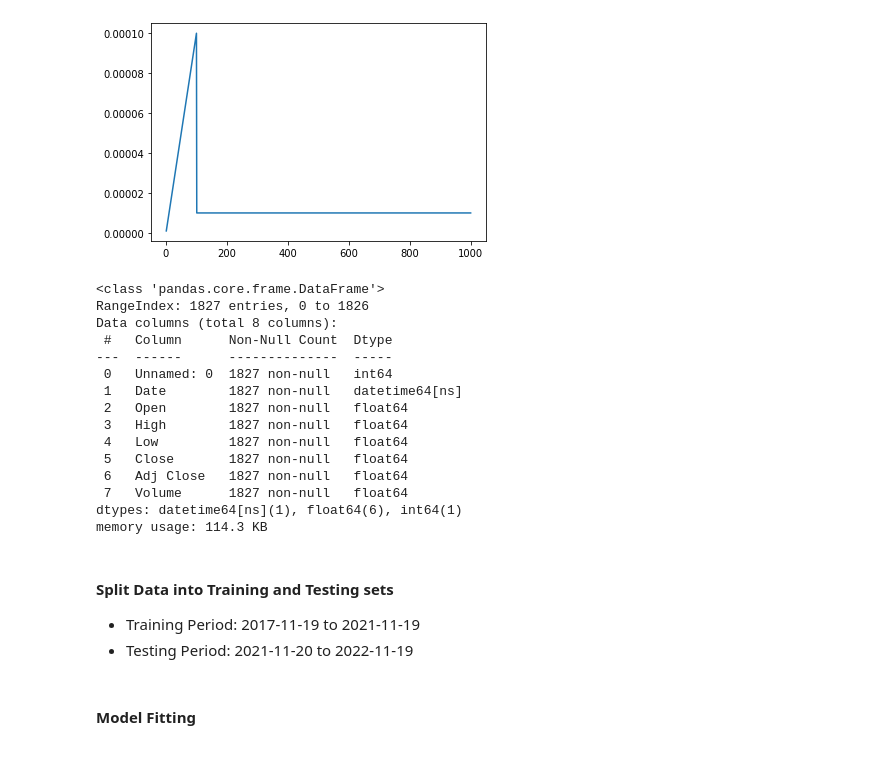
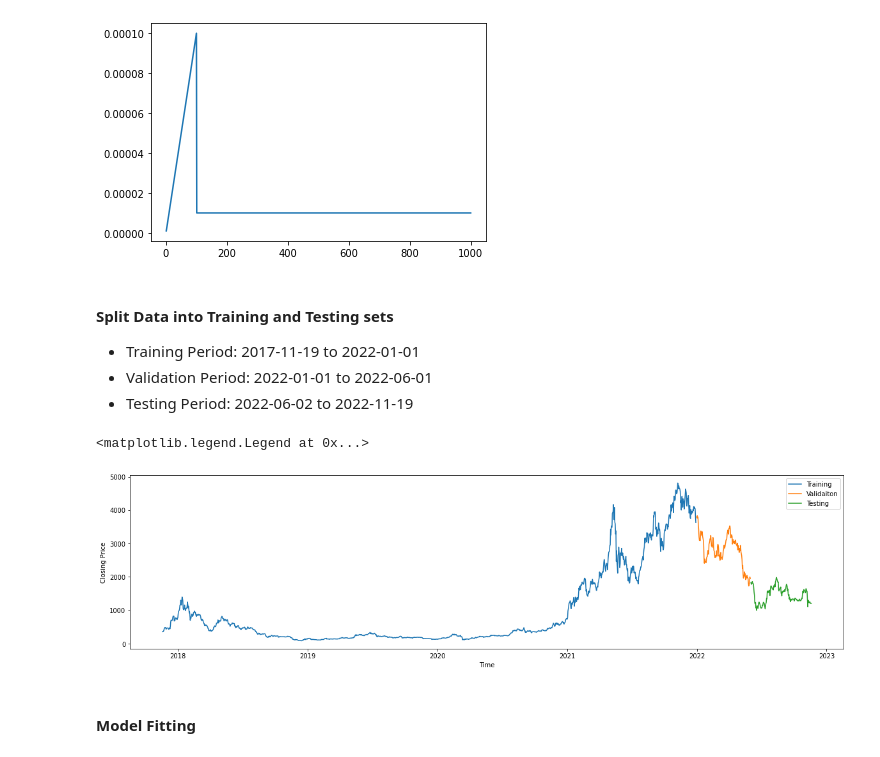
Before and after one commit to Ilia-Gershen/TYP-project, a Jupyter notebook: DeepLearningModel.ipynb, the cells around one changed output. Drawn from its saved outputs; the diff is of its cells as text; code cells hidden in the pictures.

```diff
--- a/DeepLearningModel.ipynb
+++ b/DeepLearningModel.ipynb
@@ -159,21 +196,3 @@ plt.plot(epoch, lrate)
 [figure]
 # %%
 callback = tf.keras.callbacks.LearningRateScheduler(scheduler)
-# %%
-ETH.info()
-# %% [output]
-<class 'pandas.core.frame.DataFrame'>
-RangeIndex: 1827 entries, 0 to 1826
-Data columns (total 8 columns):
- #   Column      Non-Null Count  Dtype
----  ------      --------------  -----
- 0   Unnamed: 0  1827 non-null   int64
- 1   Date        1827 non-null   datetime64[ns]
- 2   Open        1827 non-null   float64
- 3   High        1827 non-null   float64
- 4   Low         1827 non-null   float64
- 5   Close       1827 non-null   float64
- 6   Adj Close   1827 non-null   float64
- 7   Volume      1827 non-null   float64
-dtypes: datetime64[ns](1), float64(6), int64(1)
-memory usage: 114.3 KB
@@ -183,5 +200,6 @@ ETH["Date"] = pd.to_datetime(ETH["Date"])
 #### Split Data into Training and Testing sets
 
 
-*   Training Period: 2017-11-19 to 2021-11-19
-*   Testing Period: 2021-11-20 to 2022-11-19
+*   Training Period: 2017-11-19 to 2022-01-01
+* Validation Period: 2022-01-01 to 2022-06-01
+*   Testing Period: 2022-06-02 to 2022-11-19
@@ -190,3 +206,20 @@ ETH_Train_X, ETH_Train_Y, ETH_Test_X, ETH_Test_Y = Dataset(ETH, '2021-11-20')
+# %%
+#Swap date into right format
+ETH["Date"] = pd.to_datetime(ETH["Date"])
+
+ETH_Train_X, ETH_Train_Y, ETH_Val_X, ETH_Val_Y, ETH_Test_X, ETH_Test_Y = Dataset(ETH, '2021-11-20')
+#The graph shows how data is devided into Training Validation and Testing
+plt.figure(figsize = (20, 5))
+
+plt.plot(ETH['Date'][ETH['Date'] < '2021-12-30'], ETH['Close'][ETH['Date'] < '2021-12-30'], label = 'Training')
+plt.plot(ETH['Date'][(ETH['Date'] >= '2022-01-01') & (ETH['Date'] < '2022-06-01')], ETH['Close'][(ETH['Date'] >= '2022-01-01') & (ETH['Date'] < '2022-06-01')], label = 'Validaiton')
+plt.plot(ETH['Date'][ETH['Date'] >= '2022-06-02'], ETH['Close'][ETH['Date'] >= '2022-06-02'], label = 'Testing')
+plt.xlabel('Time')
+plt.ylabel('Closing Price')
+plt.legend(loc = 'best')
+# %% [output]
+<matplotlib.legend.Legend at 0x...>
+[figure, added]
 # %% [markdown]
 #### Model Fitting
 # %%
```
Also changed, not shown: parts of 29 cells of this notebook.
